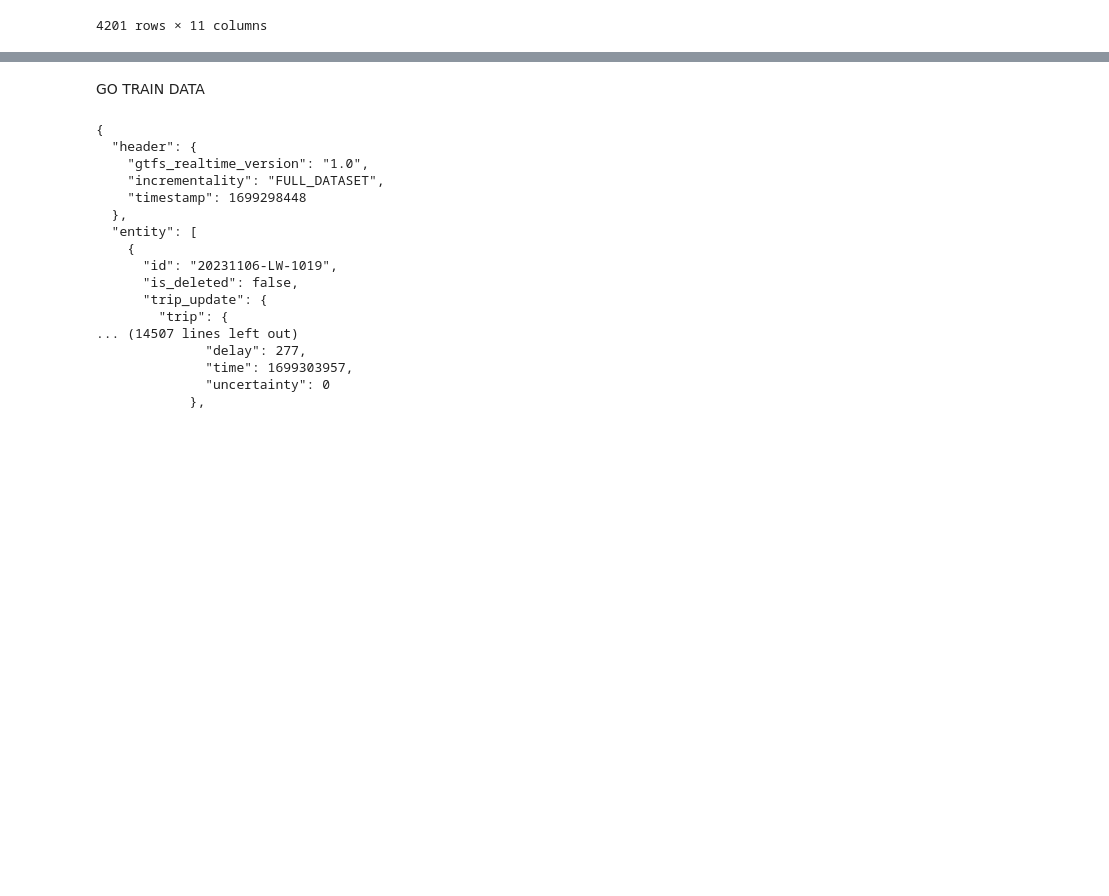
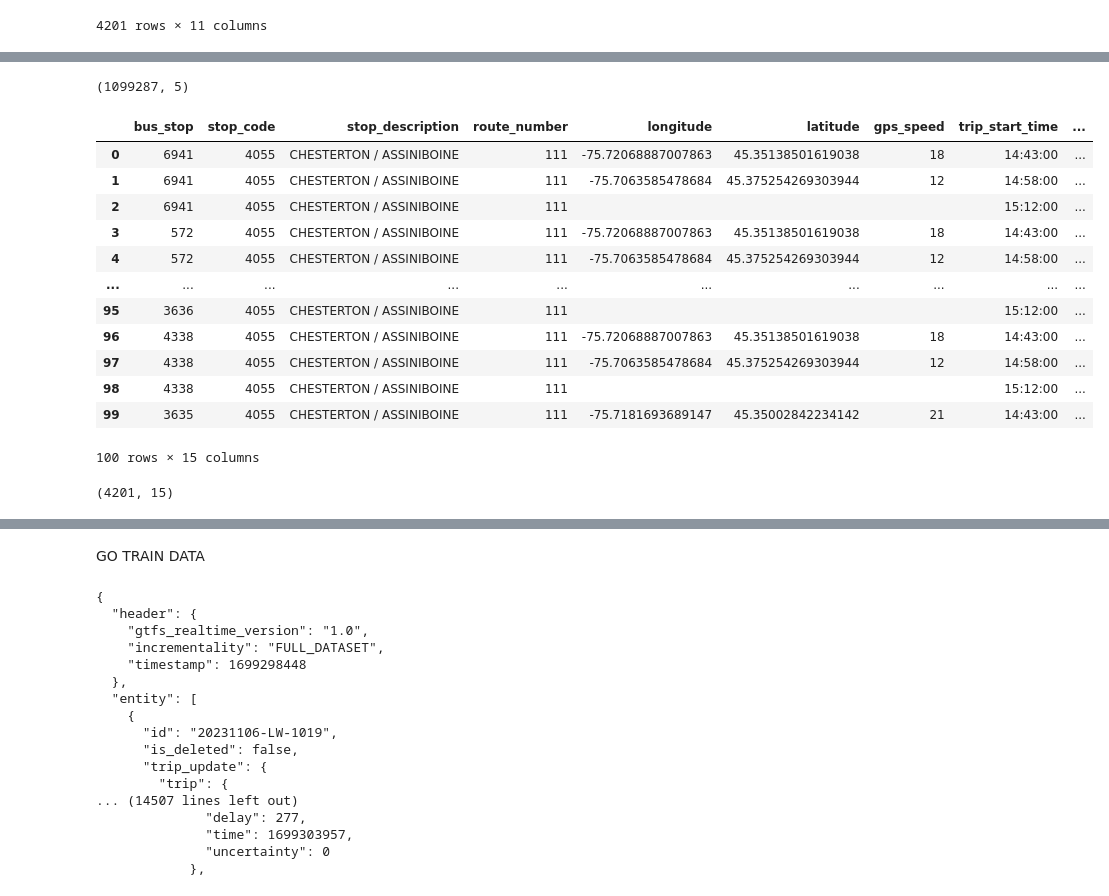
Before and after one commit to katherinewest/CME538_2023, a Jupyter notebook: Delay_DataFrames_Updated_HELP.ipynb, the cells around one changed output, grey strips where cells are left out. Saved outputs shown, nothing was run; the diff lists cells and outputs as text; code cells hidden in the pictures; blank space fills up the shorter version.

```diff
--- a/Delay_DataFrames_Updated_HELP.ipynb
+++ b/Delay_DataFrames_Updated_HELP.ipynb
@@ -245,7 +232,7 @@ stops_reduced.head()
 #Create stop times dataframe
 stop_times = pd.read_csv('google_transit\stop_times.txt', delimiter=',')
 #Only want last three number in stop_id
-stop_times['stop_id'] = stop_times['stop_id'].apply(lambda x: x[-3:])
+#stop_times['stop_id'] = stop_times['stop_id'].apply(lambda x: x[-3:])
 
 #Trying to convert to datetimes
 arrival_time = stop_times['arrival_time'].to_list()
@@ -263,7 +250,9 @@ for index in arrival_time:
 
 stop_times["arrival_datetime"] = arrival_time_collected
 
-stop_times.head()
+stop_times["start_time"] = stop_times["arrival_time"]
+
+stop_times.shape
 
 # split_times = [x.strip() for x in arrival_time.split(':')] #Split by space
 # print(split_times)
@@ -283,7 +272,7 @@ stop_times.head()
 # stop_times['arrival_time'] = pd.to_datetime(stop_times['arrival_time'], format='%H:%M:%S').dt.time
 #
 # #NOTE: Departure time and arrival time are the same
-# stop_times_reduced= stop_times[['arrival_time', 'stop_id', 'stop_sequence']]
+stop_times_reduced= stop_times[['stop_id', "start_time", 'stop_sequence', "arrival_datetime"]]
 #
 # stop_times_reduced.head()
 # %% [output]
@@ -312,5 +307,27 @@ NameError: name 'stop_times_reduced' is not defined
+# %%
+stop_times_merged.shape
+# %% [output]
+(1099287, 5)
 # %%
-bus_info_with_times= pd.merge(left=bus_info, right=stop_times_merged, on='stop_code', how='left')
+bus_info_with_times= pd.merge(left=bus_info, right=stop_times_merged, left_on=['stop_code', "trip_start_time"], right_on=['stop_code', "start_time"], how='left')
 bus_info_with_times.head(100)
+# %% [output]
+|  | bus_stop | stop_code | stop_description | route_number | longitude | latitude | gps_speed | trip_start_time | ... |
+| 0 | 6941 | 4055 | CHESTERTON / ASSINIBOINE | 111 | -75.72068887007863 | 45.35138501619038 | 18 | 14:43:00 | ... |
+| 1 | 6941 | 4055 | CHESTERTON / ASSINIBOINE | 111 | -75.7063585478684 | 45.375254269303944 | 12 | 14:58:00 | ... |
+| 2 | 6941 | 4055 | CHESTERTON / ASSINIBOINE | 111 |  |  |  | 15:12:00 | ... |
+| 3 | 572 | 4055 | CHESTERTON / ASSINIBOINE | 111 | -75.72068887007863 | 45.35138501619038 | 18 | 14:43:00 | ... |
+| 4 | 572 | 4055 | CHESTERTON / ASSINIBOINE | 111 | -75.7063585478684 | 45.375254269303944 | 12 | 14:58:00 | ... |
+| ... | ... | ... | ... | ... | ... | ... | ... | ... | ... |
+| 95 | 3636 | 4055 | CHESTERTON / ASSINIBOINE | 111 |  |  |  | 15:12:00 | ... |
+| 96 | 4338 | 4055 | CHESTERTON / ASSINIBOINE | 111 | -75.72068887007863 | 45.35138501619038 | 18 | 14:43:00 | ... |
+| 97 | 4338 | 4055 | CHESTERTON / ASSINIBOINE | 111 | -75.7063585478684 | 45.375254269303944 | 12 | 14:58:00 | ... |
+| 98 | 4338 | 4055 | CHESTERTON / ASSINIBOINE | 111 |  |  |  | 15:12:00 | ... |
+| 99 | 3635 | 4055 | CHESTERTON / ASSINIBOINE | 111 | -75.7181693689147 | 45.35002842234142 | 21 | 14:43:00 | ... |
+100 rows × 15 columns
+# %%
+bus_info_with_times.shape
+# %% [output]
+(4201, 15)
 # %%
 #TODO: Calculate Delay
```
Also changed, not shown: parts of 15 cells of this notebook, 1 other file.
